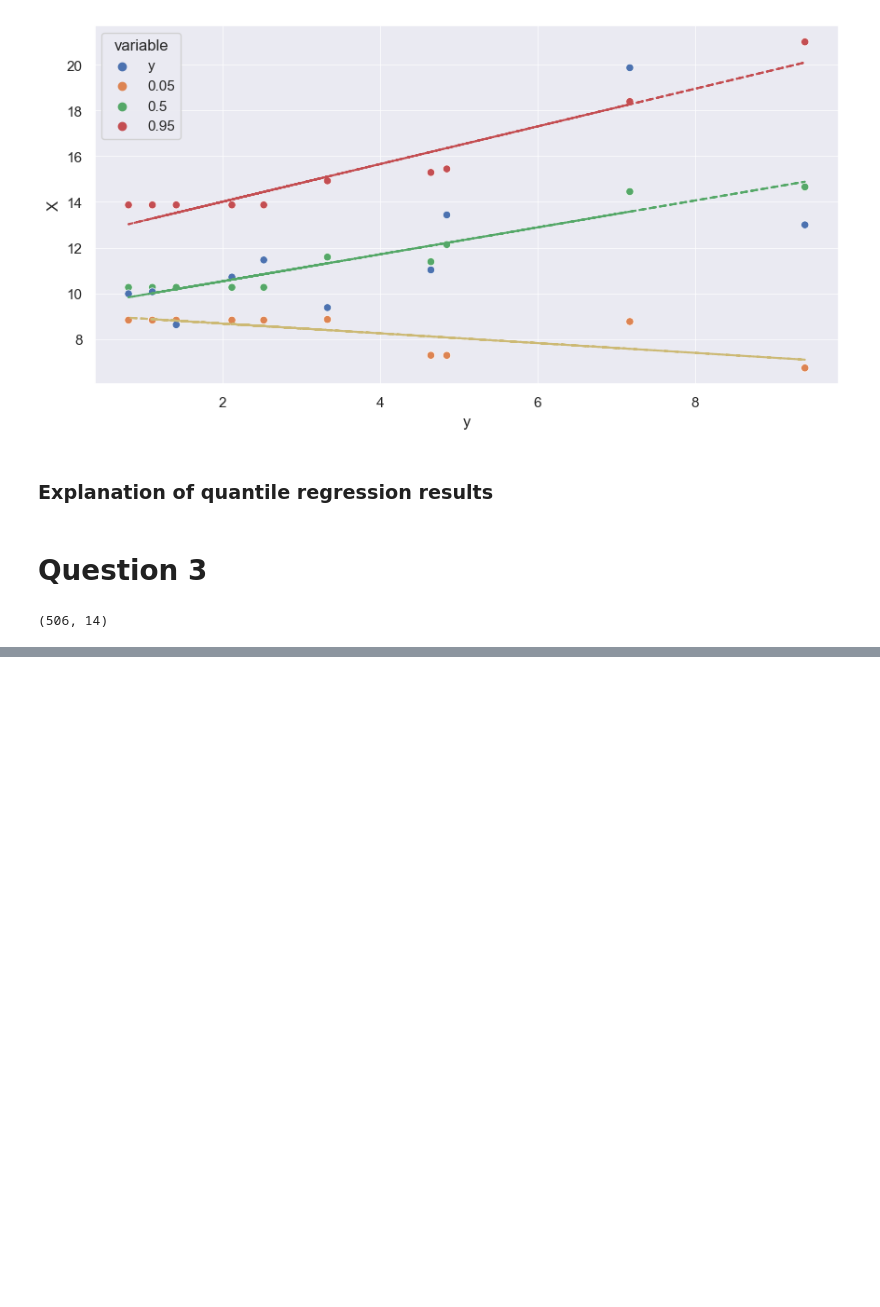
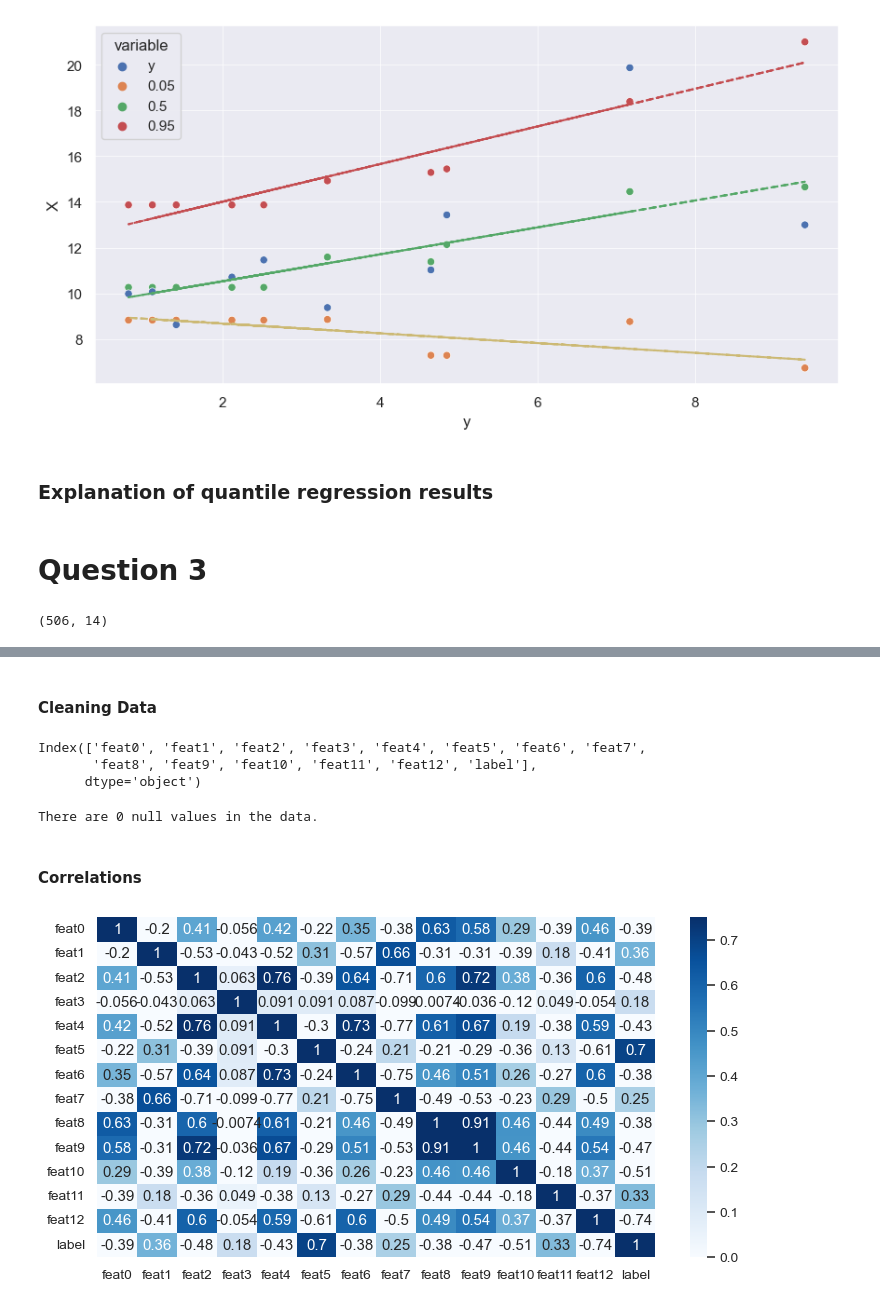
Before and after one commit to DimaFrank/ML, a Jupyter notebook: Assignment1.ipynb, the cells around one changed output, grey strips where cells are left out. Drawn from its saved outputs; the diff is of its cells as text; code cells hidden in the pictures; blank space fills up the shorter version.

```diff
--- a/Assignment1.ipynb
+++ b/Assignment1.ipynb
@@ -387,0 +321,22 @@ Mean and std of coefficient of determination = 0.989295 and 0.034629 respectivel
+# %% [markdown]
+#### Cleaning Data
+# %%
+data3.columns = data3.columns.str.replace('_', '') # Replace _ symbol from column names
+data3.columns
+# %% [output]
+Index(['feat0', 'feat1', 'feat2', 'feat3', 'feat4', 'feat5', 'feat6', 'feat7',
+       'feat8', 'feat9', 'feat10', 'feat11', 'feat12', 'label'],
+      dtype='object')
+# %%
+print('There are {} null values in the data.'.format(data3.isnull().sum().sum()))
+# %% [output]
+There are 0 null values in the data.
+# %% [markdown]
+#### Correlations
+# %%
+sns.set(rc={"figure.figsize":(10, 5)})
+corrmatrix=data3.corr()
+sns.heatmap(corrmatrix, cmap="Blues", annot= True, vmin=0, vmax=0.75)
+plt.show()
+# %% [output]
+[figure, added]
```
Also changed, not shown: parts of 40 cells of this notebook.
